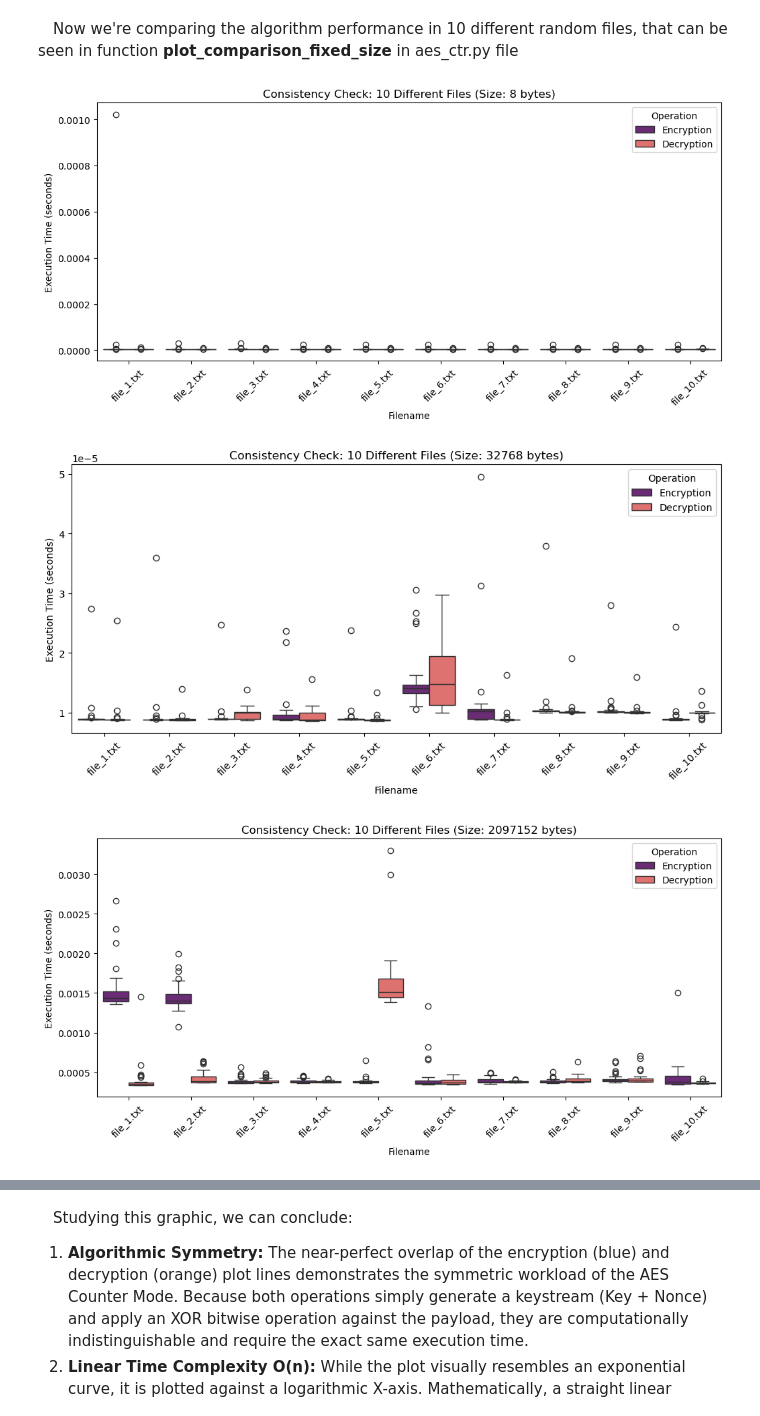
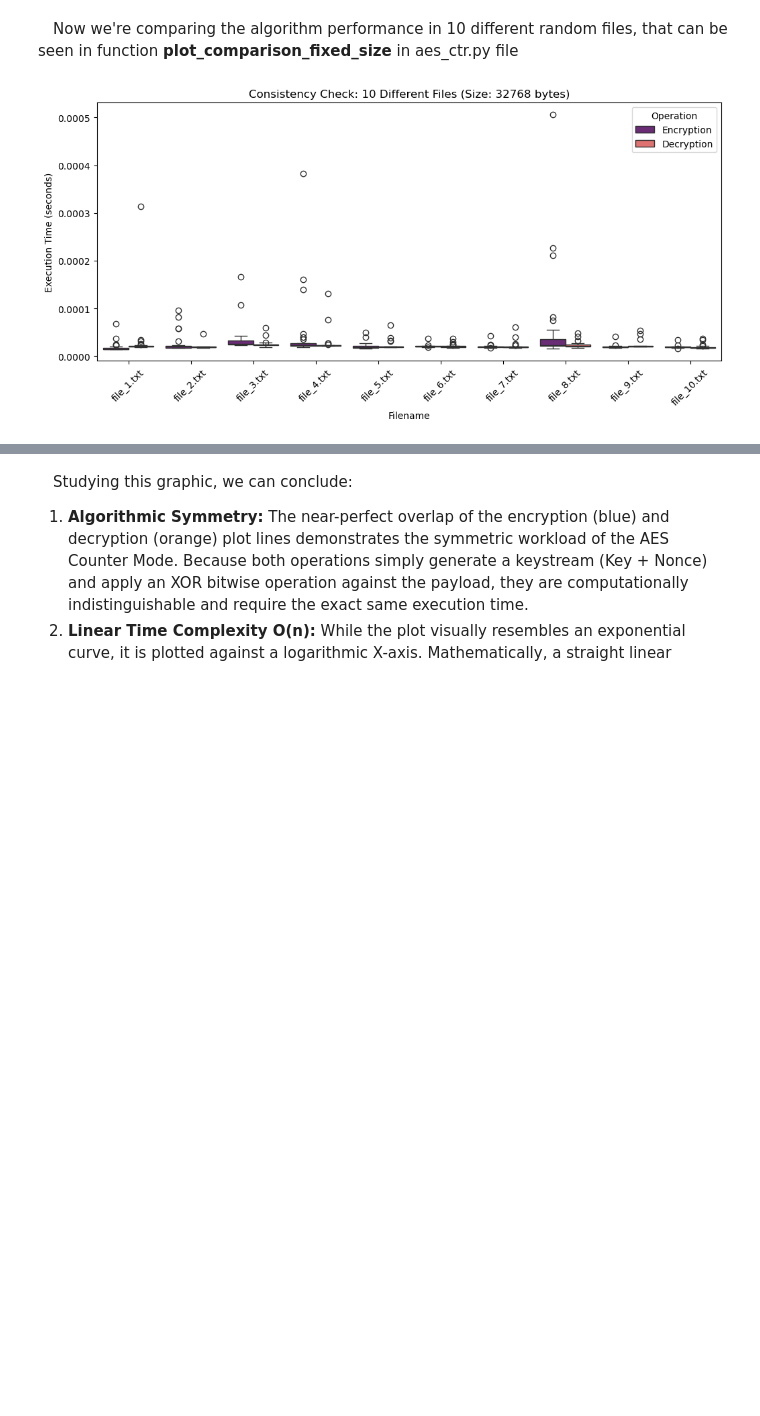
Before and after one commit to amandacalu/SeP-TP1, a Jupyter notebook: 04 - notebooks/assigment1.ipynb, the cells around one changed output, grey strips where cells are left out. Saved outputs shown, nothing was run; the diff lists cells and outputs as text; code cells hidden in the pictures; blank space fills up the shorter version.

```diff
--- a/04 - notebooks/assigment1.ipynb
+++ b/04 - notebooks/assigment1.ipynb
@@ -62,11 +65,7 @@ plot_variation_same_file(df,2097152,'file_3.txt')
 # %% [markdown]
 &emsp;Now we're comparing the algorithm performance in 10 different random files, that can be seen in function **plot_comparison_fixed_size** in aes_ctr.py file
 # %%
-plot_comparison_fixed_size(df,8)
 plot_comparison_fixed_size(df,32768)
-plot_comparison_fixed_size(df,2097152)
 # %% [output]
-[figure, old version]
+[figure, new version]
-[figure, removed]
-[figure, removed]
 # %% [markdown]
```
Also changed, not shown: parts of 11 cells of this notebook, 1 other file.
